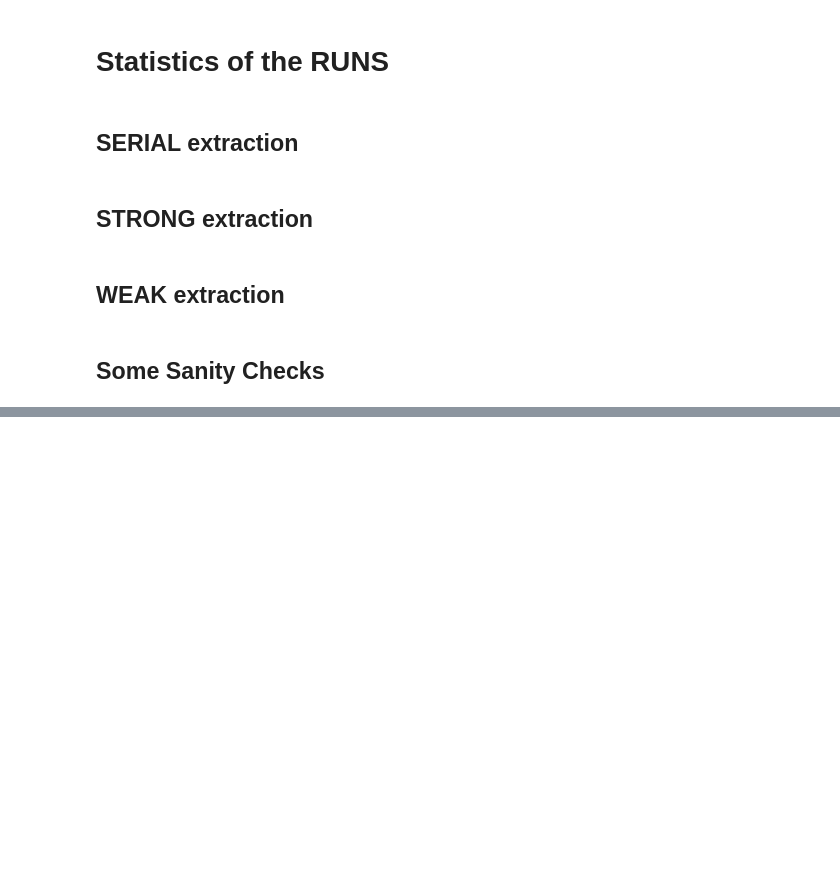
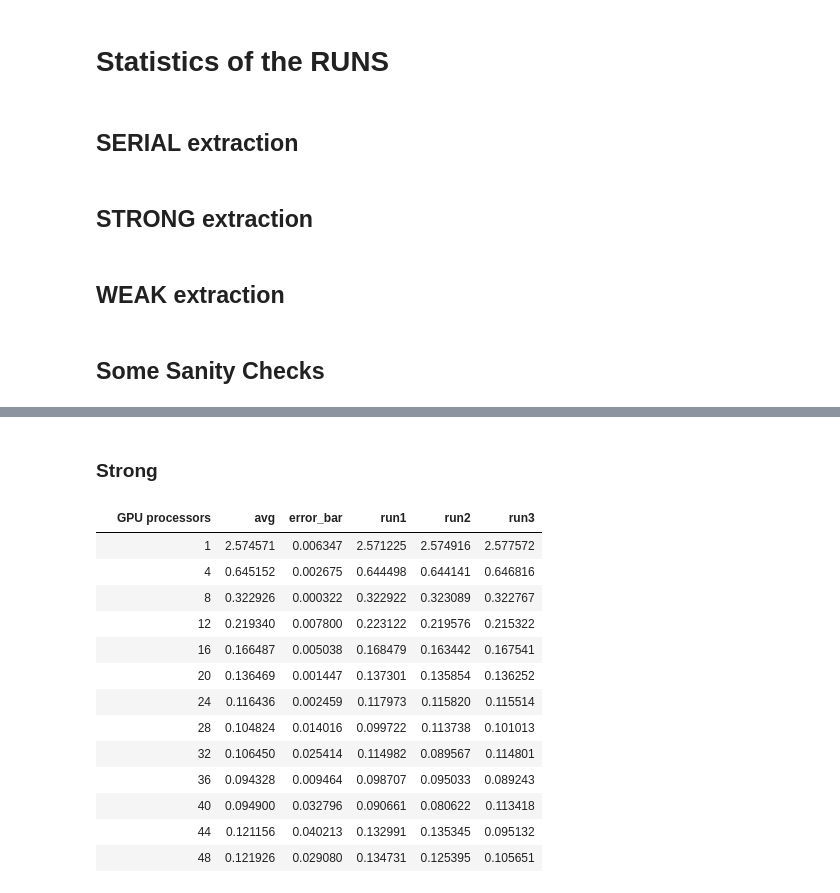
Before and after one commit to pogmat/Foundations_of_HPC_2020, a Jupyter notebook: Assignement1/code/results/stats.ipynb, the cells around one changed output, grey strips where cells are left out. Drawn from its saved outputs; the diff is of its cells as text; code cells hidden in the pictures; blank space fills up the shorter version.

Commit message:
Before merge with new serial run

```diff
--- a/Assignement1/code/results/stats.ipynb
+++ b/Assignement1/code/results/stats.ipynb
@@ -164,0 +165,16 @@ max([el['dev_p'] for el in weak_dev_p])
+# %%
+serial_df = {key: pd.DataFrame(value) for key, value in serial_results.items()}
+
+serial_tabs = dict()
+for exp, data in serial_df.items():
+    data['max_proc_t'] = data['procs_t'].apply(max)
+    groups = data[['P', 'elapsed_t', 'max_proc_t']].groupby('P')
+    key = list(groups.groups.keys())[0]
+    tab = groups.get_group(key).iloc[:, 1:].transpose()
+    avg = tab.mean(axis=1)
+    max_dev = tab.max(axis=1) - tab.min(axis=1)
+    tab.insert(0, 'max_dev', max_dev)
+    tab.insert(0, 'avg', avg)
+    serial_tabs[exp] = tab
+
+serial_tabs
@@ -164,0 +194,44 @@ max([el['dev_p'] for el in weak_dev_p])
+# %% [markdown]
+### Strong
+# %%
+strong_df = {key: pd.DataFrame(value) for key, value in strong_results.items()}
+
+strong_csv_name = "strong-scalability-10to{:02d}.csv"
+strong_tabs = dict()
+for exp, data in strong_df.items():
+    data['max_proc_t'] = data['procs_t'].apply(max)
+    groups = data[['P', 'max_proc_t']].groupby('P')
+    keys = list(groups.groups.keys())
+    strong_tt = []
+    for key in keys:
+        tab = groups.get_group(key).iloc[:,1:]
+        tab.columns=[""]
+        tab = tab.transpose()
+        avg = tab.mean(axis=1)
+        max_dev = tab.max(axis=1) - tab.min(axis=1)
+        tab.columns=['run1', 'run2', 'run3']
+        tab.insert(0, 'error_bar', max_dev)
+        tab.insert(0, 'avg', avg)
+        tab.insert(0, 'GPU processors', key)
+        tab.set_index('GPU processors')
+        strong_tt.append(tab)
+    this_df = pd.concat(strong_tt)
+    strong_tabs[exp] = this_df
+    this_df.to_csv(strong_csv_name.format(exp), index=False)
+# %%
+strong_tabs[8]
+# %% [output]
+|  | GPU processors | avg | error_bar | run1 | run2 | run3 |
+|  | 1 | 2.574571 | 0.006347 | 2.571225 | 2.574916 | 2.577572 |
+|  | 4 | 0.645152 | 0.002675 | 0.644498 | 0.644141 | 0.646816 |
+|  | 8 | 0.322926 | 0.000322 | 0.322922 | 0.323089 | 0.322767 |
+|  | 12 | 0.219340 | 0.007800 | 0.223122 | 0.219576 | 0.215322 |
+|  | 16 | 0.166487 | 0.005038 | 0.168479 | 0.163442 | 0.167541 |
+|  | 20 | 0.136469 | 0.001447 | 0.137301 | 0.135854 | 0.136252 |
+|  | 24 | 0.116436 | 0.002459 | 0.117973 | 0.115820 | 0.115514 |
+|  | 28 | 0.104824 | 0.014016 | 0.099722 | 0.113738 | 0.101013 |
+|  | 32 | 0.106450 | 0.025414 | 0.114982 | 0.089567 | 0.114801 |
+|  | 36 | 0.094328 | 0.009464 | 0.098707 | 0.095033 | 0.089243 |
+|  | 40 | 0.094900 | 0.032796 | 0.090661 | 0.080622 | 0.113418 |
+|  | 44 | 0.121156 | 0.040213 | 0.132991 | 0.135345 | 0.095132 |
+|  | 48 | 0.121926 | 0.029080 | 0.134731 | 0.125395 | 0.105651 |
```
Also changed, not shown: parts of 23 cells of this notebook, 9 other files.
